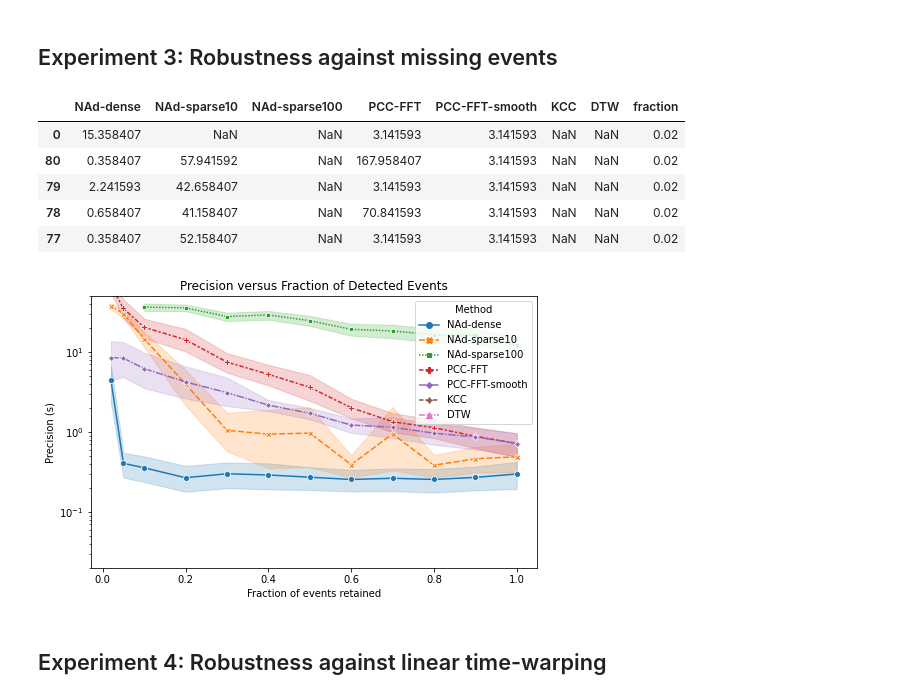
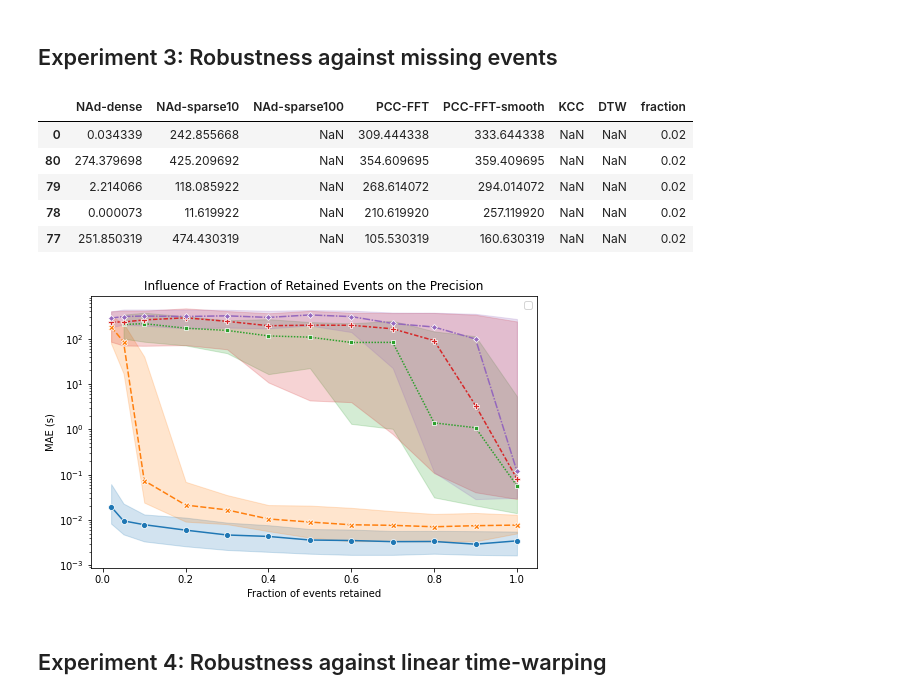
Before and after one commit to iot-salzburg/nearest-advocate, a Jupyter notebook: experiments/method_comparision_semisimulated.ipynb, the cells around one changed output. Saved outputs shown, nothing was run; the diff lists cells and outputs as text; code cells hidden in the pictures.

Commit message:
quartile plots, fixed problem with sensitive PCC-method

```diff
--- a/experiments/method_comparision_semisimulated.ipynb
+++ b/experiments/method_comparision_semisimulated.ipynb
@@ -938,9 +1001,13 @@ def evaluate_fraction(fraction):
     n_measurements = 0
     for measurement in measurements:
         for array in measurement:
+            l_bound = max(TD_MIN, -len(array)/2, -SUBSELECT_LENGTH)
+            u_bound = min(TD_MAX, len(array)/2, SUBSELECT_LENGTH)
+            offset = np.random.random() * (u_bound-l_bound) + l_bound
             semi_simulated_pairs.append(
-                (array, modify_timeseries(arr=array, offset=OFFSET, subselect_length=SUBSELECT_LENGTH,
-                                          sigma=SIGMA, fraction=fraction, time_warp_scale=TIME_WARP_SCALE))
+                (array, modify_timeseries(arr=array, offset=offset, subselect_length=SUBSELECT_LENGTH,
+                                          sigma=SIGMA, fraction=fraction, time_warp_scale=TIME_WARP_SCALE),
+                offset)
             )
             n_measurements += 1
     assert n_measurements == 2 * len(measurements)  # otherwise there ar !=2 arrays per measurement
@@ -950,7 +1017,7 @@ def evaluate_fraction(fraction):
     df_precision["fraction"] = [fraction for _ in range(n_measurements)]
 
     # loop through all semi-simulated pairs
-    for idx, (arr_ref, arr_sig) in enumerate(semi_simulated_pairs):
+    for idx, (arr_ref, arr_sig, offset) in enumerate(semi_simulated_pairs):
         # NAd-dense
         try:
             np_nearest = nearest_advocate(
@@ -958,8 +1025,8 @@ def evaluate_fraction(fraction):
                 td_min=TD_MIN, td_max=TD_MAX, sps=SAMPLES_PER_S, sparse_factor=1,
                 dist_max=DIST_MAX, regulate_paddings=REGULATE_PADDINGS, dist_padding=DIST_MAX)
             time_shift, min_mean_dist = np_nearest[np.argmin(np_nearest[:,1])]
-            df_precision.loc[idx, "NAd-dense"] = np.abs(time_shift-OFFSET)
-        except AssertionError:
+            df_precision.loc[idx, "NAd-dense"] = np.abs(time_shift-offset)
+        except:
             pass
 
         # NAd-sparse10
@@ -969,8 +1036,8 @@ def evaluate_fraction(fraction):
                 td_min=TD_MIN, td_max=TD_MAX, sps=SAMPLES_PER_S, sparse_factor=10,
                 dist_max=DIST_MAX, regulate_paddings=REGULATE_PADDINGS, dist_padding=DIST_MAX)
             time_shift, min_mean_dist = np_nearest[np.argmin(np_nearest[:,1])]
-            df_precision.loc[idx, "NAd-sparse10"] = np.abs(time_shift-OFFSET)
-        except AssertionError:
+            df_precision.loc[idx, "NAd-sparse10"] = np.abs(time_shift-offset)
+        except:
             pass
 
         # NAd-sparse100
@@ -980,24 +1047,24 @@ def evaluate_fraction(fraction):
                 td_min=TD_MIN, td_max=TD_MAX, sps=SAMPLES_PER_S, sparse_factor=100,
                 dist_max=DIST_MAX, regulate_paddings=REGULATE_PADDINGS, dist_padding=DIST_MAX)
             time_shift, min_mean_dist = np_nearest[np.argmin(np_nearest[:,1])]
-            df_precision.loc[idx, "NAd-sparse100"] = np.abs(time_shift-OFFSET)
-        except AssertionError:
+            df_precision.loc[idx, "NAd-sparse100"] = np.abs(time_shift-offset)
+        except:
             pass
 
         # PCC-FFT
         try:
-            time_delays = pearson_cc(arr_ref, arr_sig, mode="full", method="fft")
+            time_delays = pearson_cc(arr_ref, arr_sig, mode=PCC_MODE, method="fft")
             time_shift, metric = time_delays[np.argmax(time_delays[:,1])]
-            df_precision.loc[idx, "PCC-FFT"] = np.abs(time_shift-OFFSET)
-        except AssertionError:
+            df_precision.loc[idx, "PCC-FFT"] = np.abs(time_shift-offset)
+        except:
             pass
 
         # PCC-FFT-smooth
         try:
-            time_delays = pearson_cc(arr_ref, arr_sig, mode="full", method="fft", smooth_outliers=True)
+            time_delays = pearson_cc(arr_ref, arr_sig, mode=PCC_MODE, method="fft", smooth_outliers=True)
             time_shift, metric = time_delays[np.argmax(time_delays[:,1])]
-            df_precision.loc[idx, "PCC-FFT-smooth"] = np.abs(time_shift-OFFSET)
-        except AssertionError:
+            df_precision.loc[idx, "PCC-FFT-smooth"] = np.abs(time_shift-offset)
+        except:
             pass
 
         # KCC (with multiple settings?) TODO
@@ -1012,29 +1079,32 @@ df_precision = pd.concat(results).sort_values("fraction")
 df_precision.head(5)
 # %% [output]
 |  | NAd-dense | NAd-sparse10 | NAd-sparse100 | PCC-FFT | PCC-FFT-smooth | KCC | DTW | fraction |
-| 0 | 15.358407 | NaN | NaN | 3.141593 | 3.141593 | NaN | NaN | 0.02 |
-| 80 | 0.358407 | 57.941592 | NaN | 167.958407 | 3.141593 | NaN | NaN | 0.02 |
-| 79 | 2.241593 | 42.658407 | NaN | 3.141593 | 3.141593 | NaN | NaN | 0.02 |
-| 78 | 0.658407 | 41.158407 | NaN | 70.841593 | 3.141593 | NaN | NaN | 0.02 |
-| 77 | 0.358407 | 52.158407 | NaN | 3.141593 | 3.141593 | NaN | NaN | 0.02 |
+| 0 | 0.034339 | 242.855668 | NaN | 309.444338 | 333.644338 | NaN | NaN | 0.02 |
+| 80 | 274.379698 | 425.209692 | NaN | 354.609695 | 359.409695 | NaN | NaN | 0.02 |
+| 79 | 2.214066 | 118.085922 | NaN | 268.614072 | 294.014072 | NaN | NaN | 0.02 |
+| 78 | 0.000073 | 11.619922 | NaN | 210.619920 | 257.119920 | NaN | NaN | 0.02 |
+| 77 | 251.850319 | 474.430319 | NaN | 105.530319 | 160.630319 | NaN | NaN | 0.02 |
 # %%
 fig, axes = plt.subplots(1,1, figsize=(8, 5))
 
 # melt the DataFrame
 df_precision_melted = pd.melt(df_precision, id_vars="fraction", var_name="Method",
                               value_vars=METHODS, value_name="precision")
 precision_plot = sns.lineplot(data=df_precision_melted,
                               x="fraction", y="precision",
-                              hue="Method", style="Method", markers=True, ci=95)
-plt.title("Precision versus Fraction of Detected Events")
+                              hue="Method", style="Method", markers=True,
+                              estimator=np.median, errorbar=lambda x: (np.quantile(x, 0.25), np.quantile(x, 0.75)))
+plt.title("Influence of Fraction of Retained Events on the Precision")
 plt.xlabel("Fraction of events retained")
-plt.ylabel("Precision (s)")
-plt.ylim((0.02, 50))
+plt.ylabel("MAE (s)")
+# plt.ylim((0.02, 50))
 precision_plot.set(yscale='log')
 # precision_plot.set(xscale='log')
+plt.savefig("fig/semisimulated_precision_retention.png")
+plt.legend("")
 plt.show()
 # %% [output]
-[figure, old version]
+[figure, new version]
 # %% [markdown]
 ## Experiment 4: Robustness against linear time-warping
 # %%
```
Also changed, not shown: parts of 27 cells of this notebook, 1 other file.
